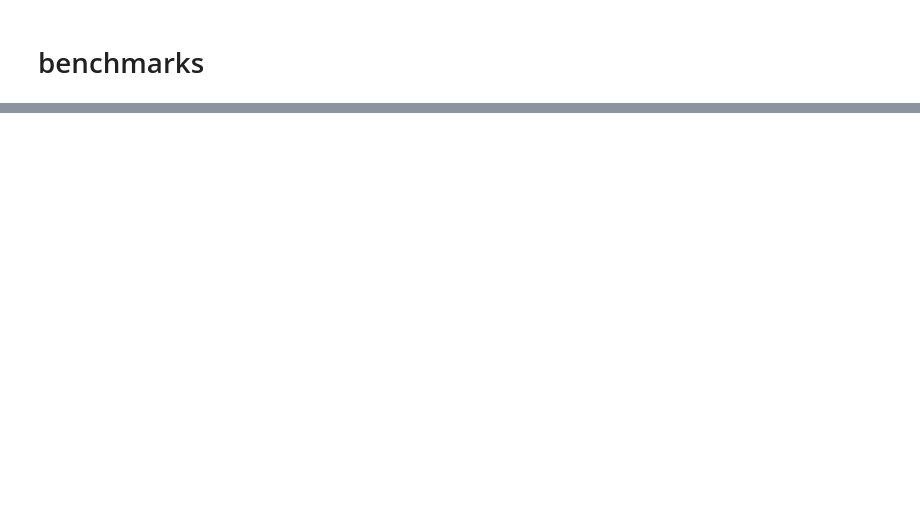
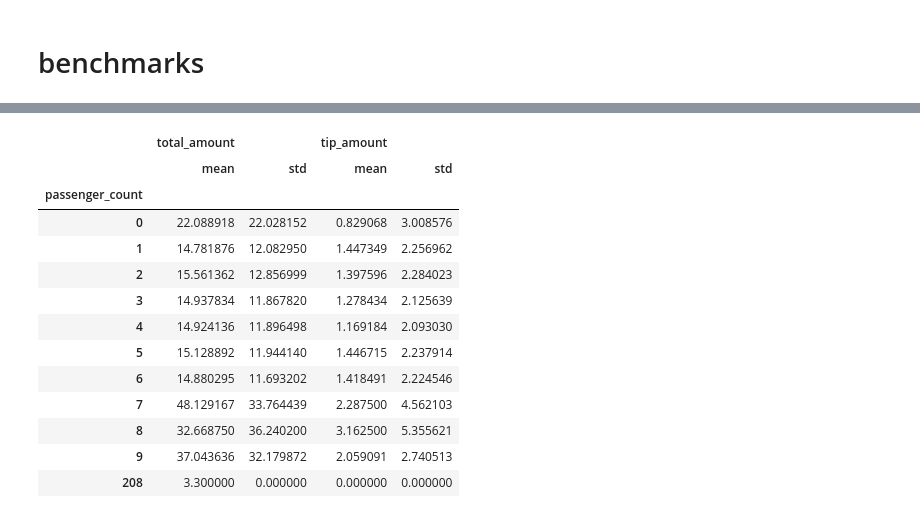
Before and after one commit to mlkimmins/dask_rsds_scheduler_research, a Jupyter notebook: nyc_taxi_records.ipynb, the cells around one changed output, grey strips where cells are left out. Saved outputs shown, nothing was run; the diff lists cells and outputs as text; code cells hidden in the pictures; blank space fills up the shorter version.

```diff
--- a/nyc_taxi_records.ipynb
+++ b/nyc_taxi_records.ipynb
@@ -248,2 +247,10 @@ len(ddf.index)
 # %%
-df.groupby(by='series_c').agg(... ['mean', 'std'] ...)
+%%time
+# groupby_statistics
+df.groupby(by='passenger_count').agg(
+  {
+    'total_amount': ['mean', 'std'],
+    'tip_amount': ['mean', 'std']
+  }
+).compute()
+# %% [output]
@@ -249,0 +259,14 @@ df.groupby(by='series_c').agg(... ['mean', 'std'] ...)
+|  | total_amount |  | tip_amount |  |
+|  | mean | std | mean | std |
+| passenger_count |  |  |  |  |
+| 0 | 22.088918 | 22.028152 | 0.829068 | 3.008576 |
+| 1 | 14.781876 | 12.082950 | 1.447349 | 2.256962 |
+| 2 | 15.561362 | 12.856999 | 1.397596 | 2.284023 |
+| 3 | 14.937834 | 11.867820 | 1.278434 | 2.125639 |
+| 4 | 14.924136 | 11.896498 | 1.169184 | 2.093030 |
+| 5 | 15.128892 | 11.944140 | 1.446715 | 2.237914 |
+| 6 | 14.880295 | 11.693202 | 1.418491 | 2.224546 |
+| 7 | 48.129167 | 33.764439 | 2.287500 | 4.562103 |
+| 8 | 32.668750 | 36.240200 | 3.162500 | 5.355621 |
+| 9 | 37.043636 | 32.179872 | 2.059091 | 2.740513 |
+| 208 | 3.300000 | 0.000000 | 0.000000 | 0.000000 |
```
Also changed, not shown: parts of 28 cells of this notebook.
